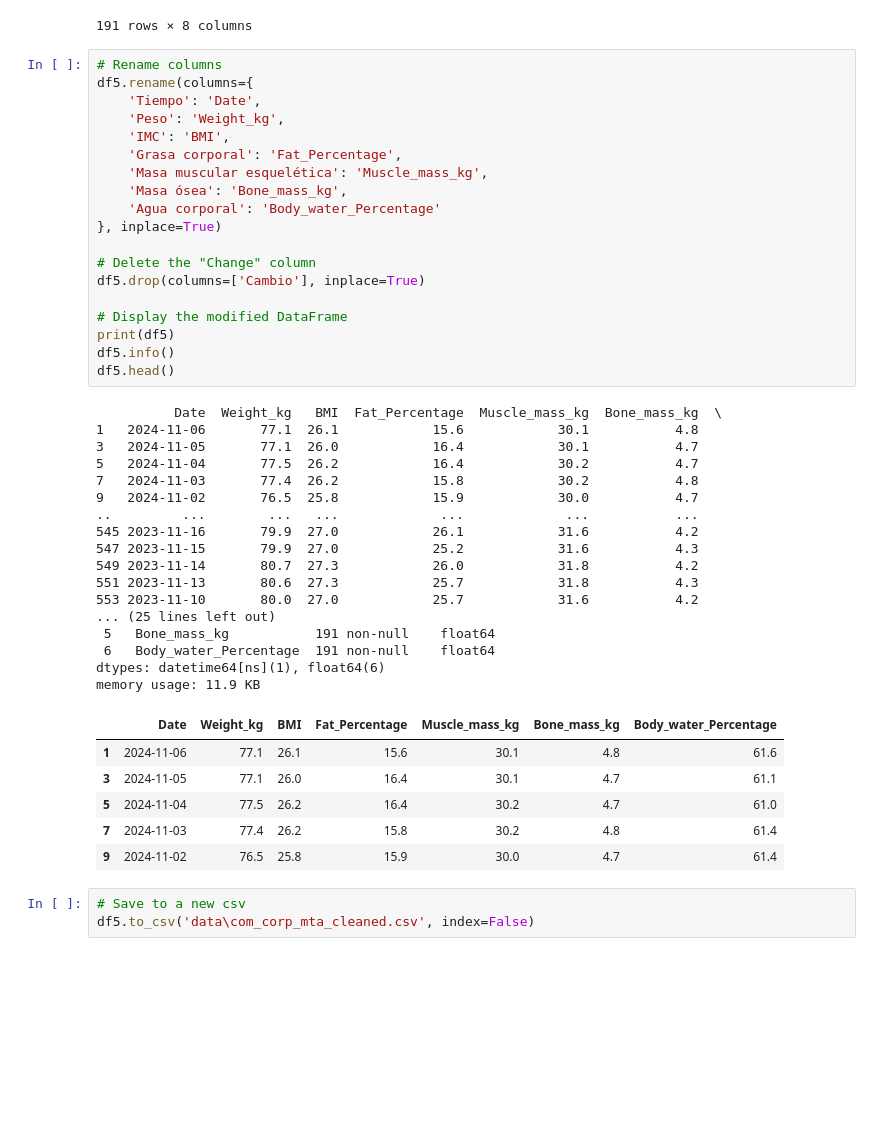
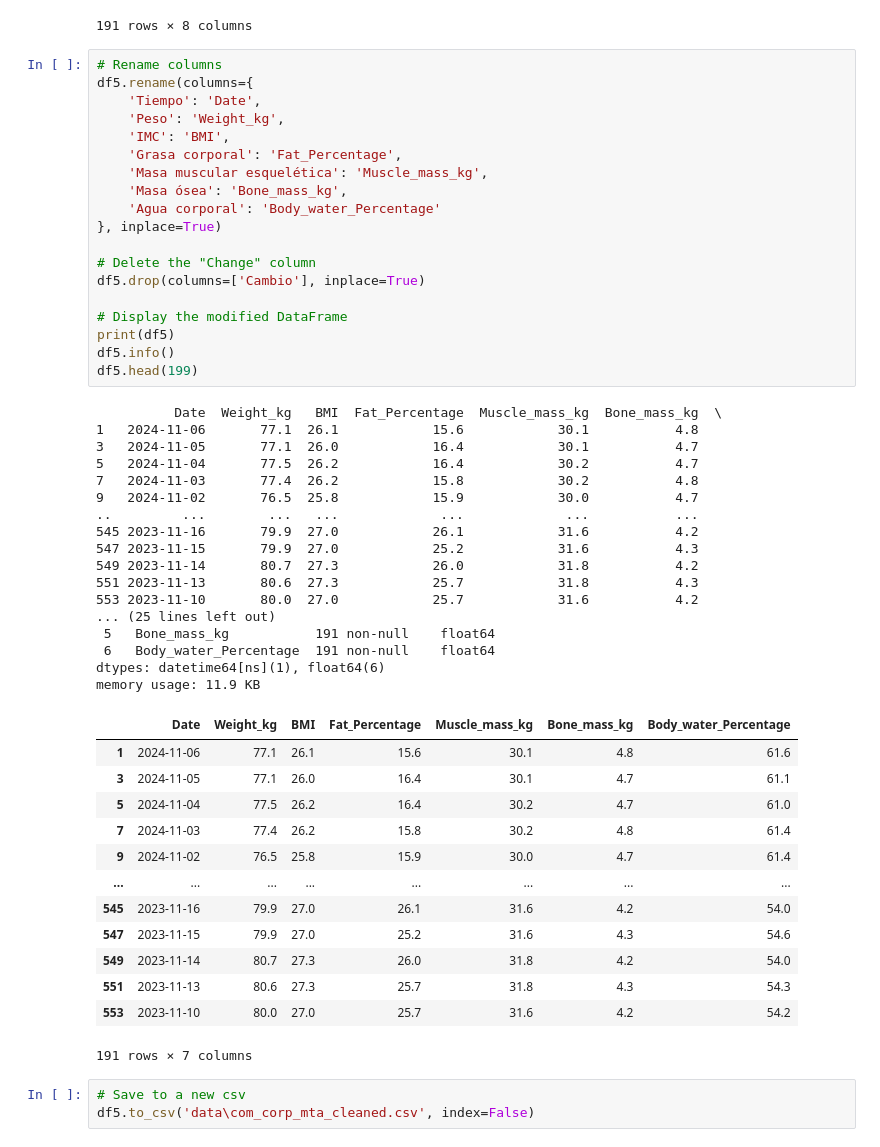
Before and after one commit to MikelTelo/dsft2409_mikeltelo, a Jupyter notebook: PROJECTS/eda_gym_members/eda_mta_3.ipynb, the cells around one changed output. Cells and saved outputs as stored; diff of their text form; blank space fills up the shorter version.

```diff
--- a/PROJECTS/eda_gym_members/eda_mta_3.ipynb
+++ b/PROJECTS/eda_gym_members/eda_mta_3.ipynb
@@ -248,34 +245,41 @@ df5.rename(columns={
 # Delete the "Change" column
 df5.drop(columns=['Cambio'], inplace=True)
 
 # Display the modified DataFrame
 print(df5)
 df5.info()
-df5.head()
+df5.head(199)
 # %% [output]
           Date  Weight_kg   BMI  Fat_Percentage  Muscle_mass_kg  Bone_mass_kg  \
 1   2024-11-06       77.1  26.1            15.6            30.1           4.8
 3   2024-11-05       77.1  26.0            16.4            30.1           4.7
 5   2024-11-04       77.5  26.2            16.4            30.2           4.7
 7   2024-11-03       77.4  26.2            15.8            30.2           4.8
 9   2024-11-02       76.5  25.8            15.9            30.0           4.7
 ..         ...        ...   ...             ...             ...           ...
 545 2023-11-16       79.9  27.0            26.1            31.6           4.2
 547 2023-11-15       79.9  27.0            25.2            31.6           4.3
 549 2023-11-14       80.7  27.3            26.0            31.8           4.2
 551 2023-11-13       80.6  27.3            25.7            31.8           4.3
 553 2023-11-10       80.0  27.0            25.7            31.6           4.2
 ... (25 lines left out)
  5   Bone_mass_kg           191 non-null    float64
  6   Body_water_Percentage  191 non-null    float64
 dtypes: datetime64[ns](1), float64(6)
 memory usage: 11.9 KB
 |  | Date | Weight_kg | BMI | Fat_Percentage | Muscle_mass_kg | Bone_mass_kg | Body_water_Percentage |
 | 1 | 2024-11-06 | 77.1 | 26.1 | 15.6 | 30.1 | 4.8 | 61.6 |
 | 3 | 2024-11-05 | 77.1 | 26.0 | 16.4 | 30.1 | 4.7 | 61.1 |
 | 5 | 2024-11-04 | 77.5 | 26.2 | 16.4 | 30.2 | 4.7 | 61.0 |
 | 7 | 2024-11-03 | 77.4 | 26.2 | 15.8 | 30.2 | 4.8 | 61.4 |
 | 9 | 2024-11-02 | 76.5 | 25.8 | 15.9 | 30.0 | 4.7 | 61.4 |
+| ... | ... | ... | ... | ... | ... | ... | ... |
+| 545 | 2023-11-16 | 79.9 | 27.0 | 26.1 | 31.6 | 4.2 | 54.0 |
+| 547 | 2023-11-15 | 79.9 | 27.0 | 25.2 | 31.6 | 4.3 | 54.6 |
+| 549 | 2023-11-14 | 80.7 | 27.3 | 26.0 | 31.8 | 4.2 | 54.0 |
+| 551 | 2023-11-13 | 80.6 | 27.3 | 25.7 | 31.8 | 4.3 | 54.3 |
+| 553 | 2023-11-10 | 80.0 | 27.0 | 25.7 | 31.6 | 4.2 | 54.2 |
+191 rows × 7 columns
 # %%
 # Save to a new csv
 df5.to_csv('data\com_corp_mta_cleaned.csv', index=False)
```
Also changed, not shown: parts of 3 cells of this notebook.
